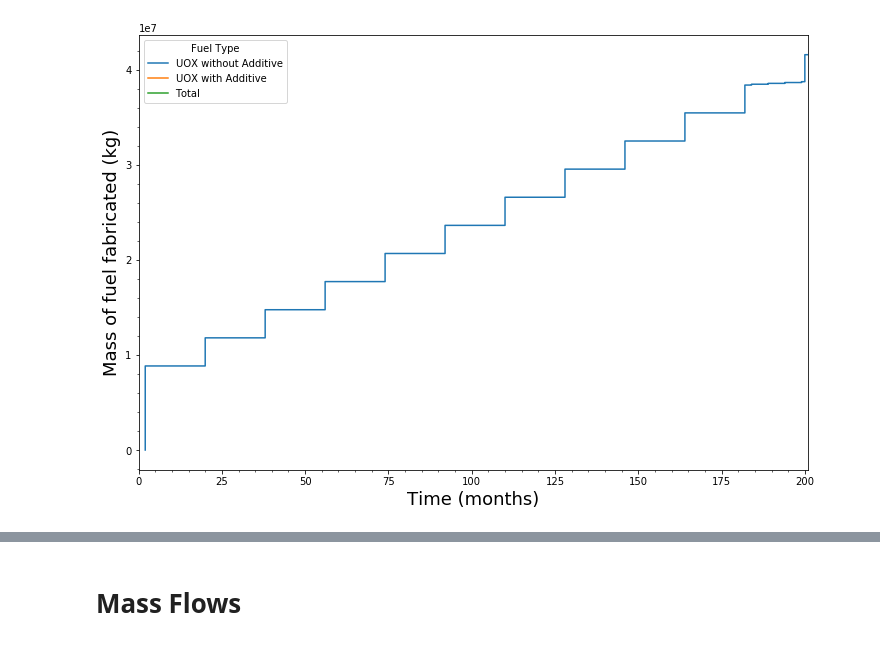
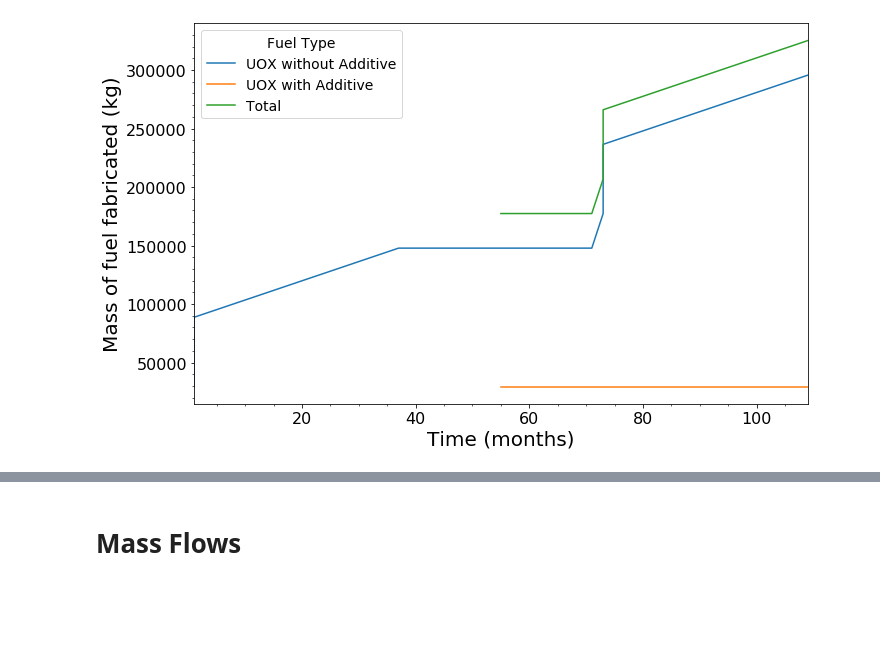
Before and after one commit to opotowsky/EG01_OPRA, a Jupyter notebook: testing_EG01.ipynb, the cells around one changed output, grey strips where cells are left out. Cells and saved outputs as stored; diff of their text form; code cells hidden in the pictures; blank space fills up the shorter version.

```diff
--- a/testing_EG01.ipynb
+++ b/testing_EG01.ipynb
@@ -27,26 +20,26 @@ def plot_fuel(evaler):
     transactions['total_fuel'] = transactions['non_total'] + transactions['add_total']
 
     # Plotting cumulative fuel sent to reactors at each time step
-    ax = transactions[['Time', 'non_total', 'add_total', 'total_fuel']].plot(x = 'Time', figsize=(12,8), legend=False)
-    plt.xlabel('Time (months)',fontsize=18)
-    plt.ylabel('Mass of fuel fabricated (kg)',fontsize=18)
+    ax = transactions[['Time', 'non_total', 'add_total', 'total_fuel']].plot(x = 'Time', figsize=(11,7), legend=False)
+    plt.xlabel('Time (months)',fontsize=20)
+    plt.ylabel('Mass of fuel fabricated (kg)',fontsize=20)
 
-    legend = plt.legend()
+    legend = plt.legend(fontsize=14, title='Fuel Type', title_fontsize=14)
     legend.get_texts()[0].set_text('UOX without Additive')
     legend.get_texts()[1].set_text('UOX with Additive')
     legend.get_texts()[2].set_text('Total')
-    legend.set_title('Fuel Type')
+    #legend.set_title('Fuel Type', fontsize=16)
 
     ax.minorticks_on()
+    ax.tick_params(labelsize=16)
 
     plt.show()
     return
 # %%
 # pref change, separate UOX/Spent UOX commods
-db_prf = cym.dbopen('./growthregion/gentle_force_pref_change.sqlite')
+db_prf = cym.dbopen('./growthregion/troubleshoot_pref_change.sqlite')
 ev_prf = cym.Evaluator(db=db_prf, write=False)
-#cgr.flow_graph(ev_prf, label='mass')
 plot_fuel(ev_prf)
 # %% [output]
-[figure, old version]
+[figure, new version]
 # %%
```
Also changed, not shown: parts of 6 cells of this notebook, 3 other files.
